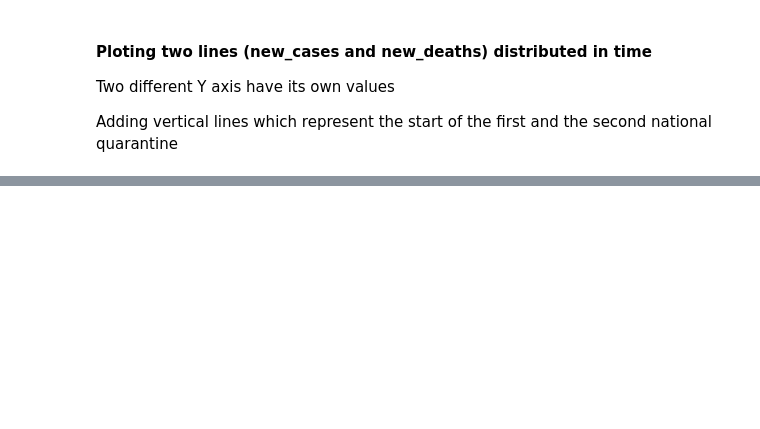
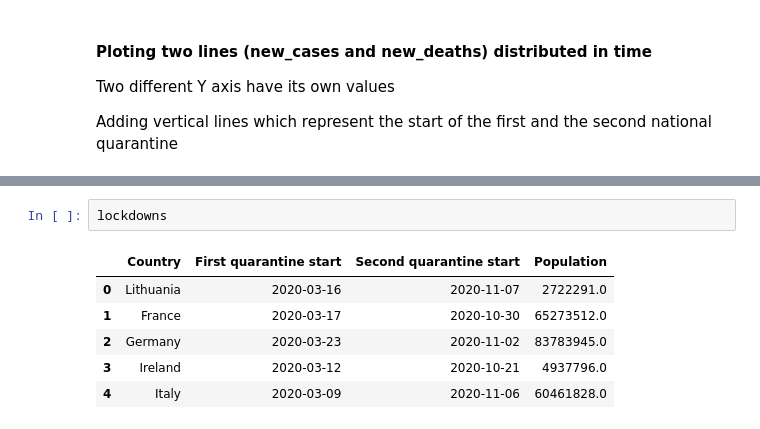
Before and after one commit to ovidijusku/portfolio, a Jupyter notebook: COVID Lithuania/Project COVID.ipynb, the cells around one changed output, grey strips where cells are left out. Drawn from its saved outputs; the diff is of its cells as text; blank space fills up the shorter version.

```diff
--- a/COVID Lithuania/Project COVID.ipynb
+++ b/COVID Lithuania/Project COVID.ipynb
@@ -132,0 +162,9 @@ plt.show()
+# %%
+lockdowns
+# %% [output]
+|  | Country | First quarantine start | Second quarantine start | Population |
+| 0 | Lithuania | 2020-03-16 | 2020-11-07 | 2722291.0 |
+| 1 | France | 2020-03-17 | 2020-10-30 | 65273512.0 |
+| 2 | Germany | 2020-03-23 | 2020-11-02 | 83783945.0 |
+| 3 | Ireland | 2020-03-12 | 2020-10-21 | 4937796.0 |
+| 4 | Italy | 2020-03-09 | 2020-11-06 | 60461828.0 |
```
Also changed, not shown: parts of 17 cells of this notebook.
